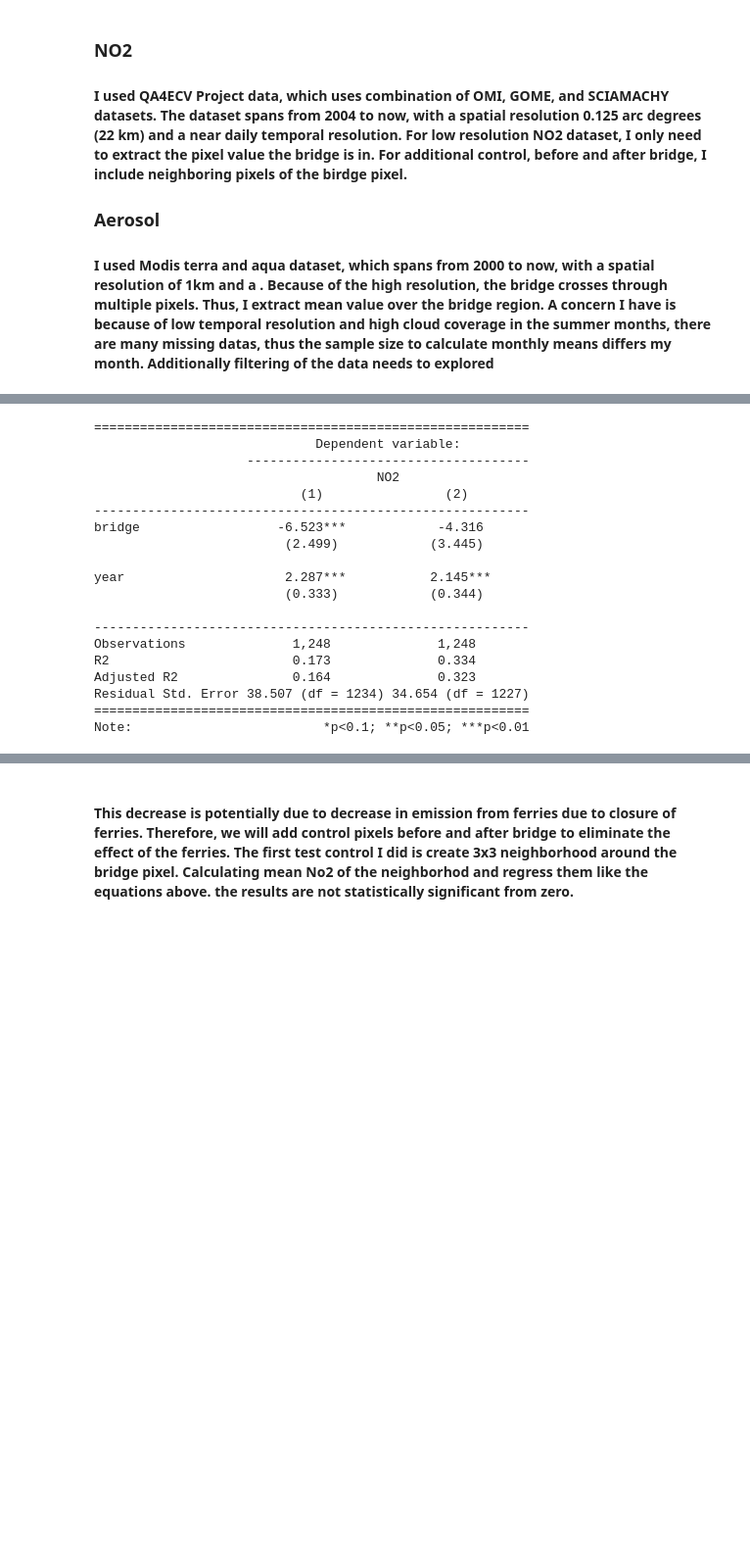
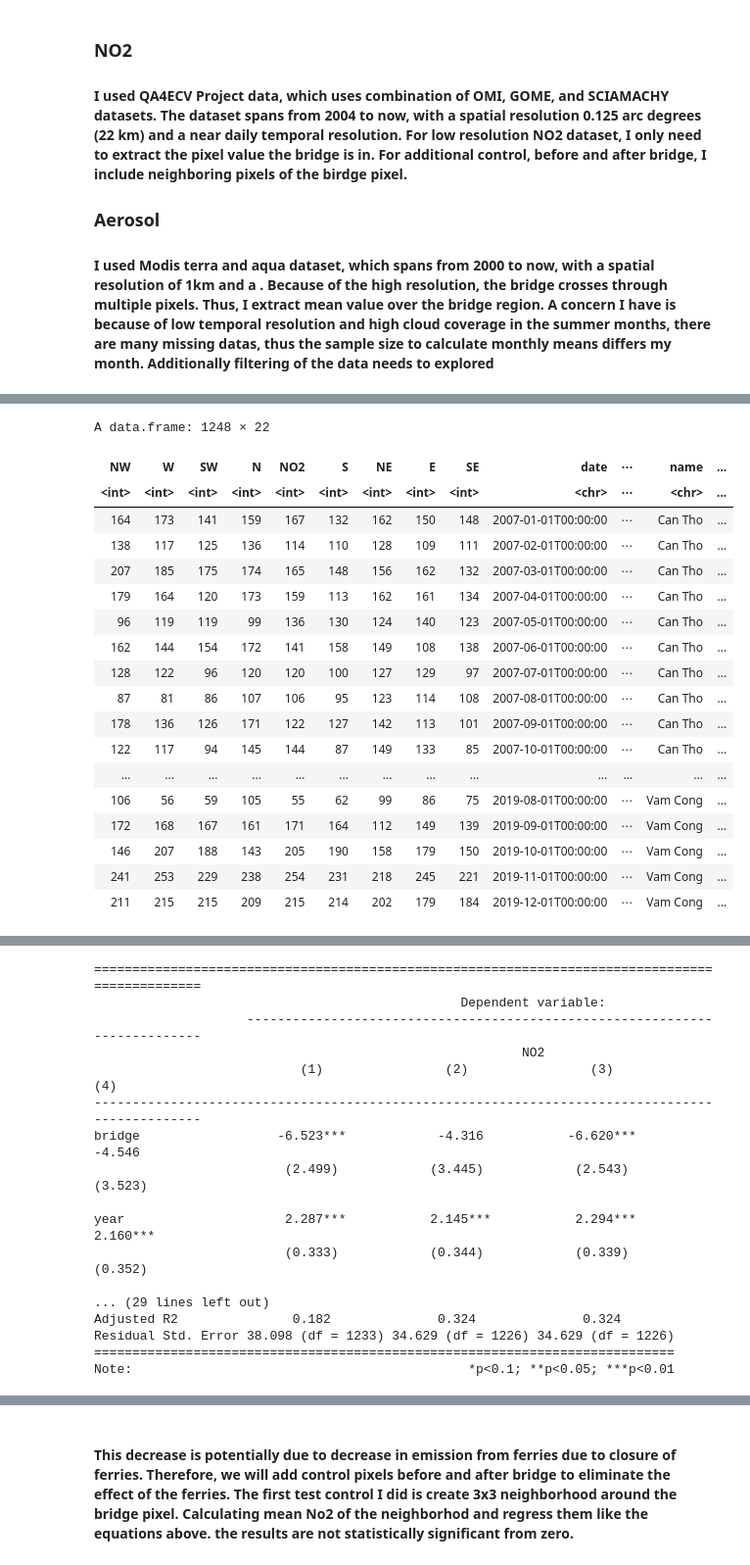
Before and after one commit to dwrh/Thesis_SBui, a Jupyter notebook: Fall2020Thesis.ipynb, the cells around one changed output, grey strips where cells are left out. Shown at 98% size. Saved outputs shown, nothing was run; the diff lists cells and outputs as text; code cells hidden in the pictures; blank space fills up the shorter version.

```diff
--- a/Fall2020Thesis.ipynb
+++ b/Fall2020Thesis.ipynb
@@ -29,32 +35,41 @@
 #### Bridge is a dummy variable that is 1 when the bridge is in operation, and 0 otherwise. Model has full month and location of the bridge fixed effects, or just month fixed effects. Bridge is estimated to decrease NO2 air column density. Its significance varies with the model specification.
 # %%
+library(modelr)
 library(haven)
 library(tidyverse)
 library(lfe)
 library(stargazer)
-datab <- read.csv("https://raw.githubusercontent.com/dwrh/Thesis_SBui/main/NO2.csv")
-names(datab) <- c("NW", "W","SW", "N", "NO2", "S", "NE", "E", "SE", "date", "month", "name", "year", "bridge")
+datab <- read.csv("https://raw.githubusercontent.com/dwrh/Thesis_SBui/main/data/NO2.csv")
+names(datab) <- c("NW", "W","SW", "N", "NO2", "S", "NE", "E", "SE", "date", "month", "quarter", "name", "year", "bridge", "ferry","pcr","pp","after", "ip", "burn", "dhcm")
+datab
 datab$date <- as.Date(datab$date)
+datab$bridge_ferry <- datab$bridge + datab$ferry
 reg1 <- felm(NO2 ~ bridge + year| month, datab)
 reg2 <- felm(NO2 ~ bridge + year| month + name, datab)
-stargazer(reg1,reg2, type = "text")
+reg3 <- felm(NO2 ~ bridge + year| quarter, datab)
+reg4 <- felm(NO2 ~ bridge + year| quarter + name, datab)
+reg5 <- felm(NO2 ~ bridge + year + ferry| month, datab)
+reg6 <- felm(NO2 ~ bridge + year + ferry| month + name, datab)
+reg7 <- felm(NO2 ~ bridge + year + ferry + bridge_ferry| month + name, datab)
+stargazer(reg1,reg2,reg3,reg4, type = "text")
+stargazer(reg5,reg6,reg7, type = "text")
 # %% [output]
-=========================================================
-                             Dependent variable:
-                    -------------------------------------
-                                     NO2
-                           (1)                (2)
----------------------------------------------------------
-bridge                  -6.523***            -4.316
-                         (2.499)            (3.445)
-
-year                     2.287***           2.145***
-                         (0.333)            (0.344)
-
----------------------------------------------------------
-Observations              1,248              1,248
-R2                        0.173              0.334
-Adjusted R2               0.164              0.323
-Residual Std. Error 38.507 (df = 1234) 34.654 (df = 1227)
-=========================================================
-Note:                         *p<0.1; **p<0.05; ***p<0.01
+A data.frame: 1248 × 22
+| NW | W | SW | N | NO2 | S | NE | E | SE | date | ⋯ | name | ... |
+| <int> | <int> | <int> | <int> | <int> | <int> | <int> | <int> | <int> | <chr> | ⋯ | <chr> | ... |
+| 164 | 173 | 141 | 159 | 167 | 132 | 162 | 150 | 148 | 2007-01-01T00:00:00 | ⋯ | Can Tho | ... |
+| 138 | 117 | 125 | 136 | 114 | 110 | 128 | 109 | 111 | 2007-02-01T00:00:00 | ⋯ | Can Tho | ... |
+| 207 | 185 | 175 | 174 | 165 | 148 | 156 | 162 | 132 | 2007-03-01T00:00:00 | ⋯ | Can Tho | ... |
+| 179 | 164 | 120 | 173 | 159 | 113 | 162 | 161 | 134 | 2007-04-01T00:00:00 | ⋯ | Can Tho | ... |
+| 96 | 119 | 119 | 99 | 136 | 130 | 124 | 140 | 123 | 2007-05-01T00:00:00 | ⋯ | Can Tho | ... |
+| 162 | 144 | 154 | 172 | 141 | 158 | 149 | 108 | 138 | 2007-06-01T00:00:00 | ⋯ | Can Tho | ... |
+| 128 | 122 | 96 | 120 | 120 | 100 | 127 | 129 | 97 | 2007-07-01T00:00:00 | ⋯ | Can Tho | ... |
+| 87 | 81 | 86 | 107 | 106 | 95 | 123 | 114 | 108 | 2007-08-01T00:00:00 | ⋯ | Can Tho | ... |
+| 178 | 136 | 126 | 171 | 122 | 127 | 142 | 113 | 101 | 2007-09-01T00:00:00 | ⋯ | Can Tho | ... |
+| 122 | 117 | 94 | 145 | 144 | 87 | 149 | 133 | 85 | 2007-10-01T00:00:00 | ⋯ | Can Tho | ... |
+| ... | ... | ... | ... | ... | ... | ... | ... | ... | ... | ... | ... | ... |
+| 106 | 56 | 59 | 105 | 55 | 62 | 99 | 86 | 75 | 2019-08-01T00:00:00 | ⋯ | Vam Cong | ... |
+| 172 | 168 | 167 | 161 | 171 | 164 | 112 | 149 | 139 | 2019-09-01T00:00:00 | ⋯ | Vam Cong | ... |
+| 146 | 207 | 188 | 143 | 205 | 190 | 158 | 179 | 150 | 2019-10-01T00:00:00 | ⋯ | Vam Cong | ... |
+| 241 | 253 | 229 | 238 | 254 | 231 | 218 | 245 | 221 | 2019-11-01T00:00:00 | ⋯ | Vam Cong | ... |
+| 211 | 215 | 215 | 209 | 215 | 214 | 202 | 179 | 184 | 2019-12-01T00:00:00 | ⋯ | Vam Cong | ... |
@@ -60,0 +78,17 @@ Note:                         *p<0.1; **p<0.05; ***p<0.01
+===============================================================================================
+                                                Dependent variable:
+                    ---------------------------------------------------------------------------
+                                                        NO2
+                           (1)                (2)                (3)                (4)
+-----------------------------------------------------------------------------------------------
+bridge                  -6.523***            -4.316           -6.620***            -4.546
+                         (2.499)            (3.445)            (2.543)            (3.523)
+
+year                     2.287***           2.145***           2.294***           2.160***
+                         (0.333)            (0.344)            (0.339)            (0.352)
+
+... (29 lines left out)
+Adjusted R2               0.182              0.324              0.324
+Residual Std. Error 38.098 (df = 1233) 34.629 (df = 1226) 34.629 (df = 1226)
+============================================================================
+Note:                                            *p<0.1; **p<0.05; ***p<0.01
```
Also changed, not shown: parts of 18 cells of this notebook.
